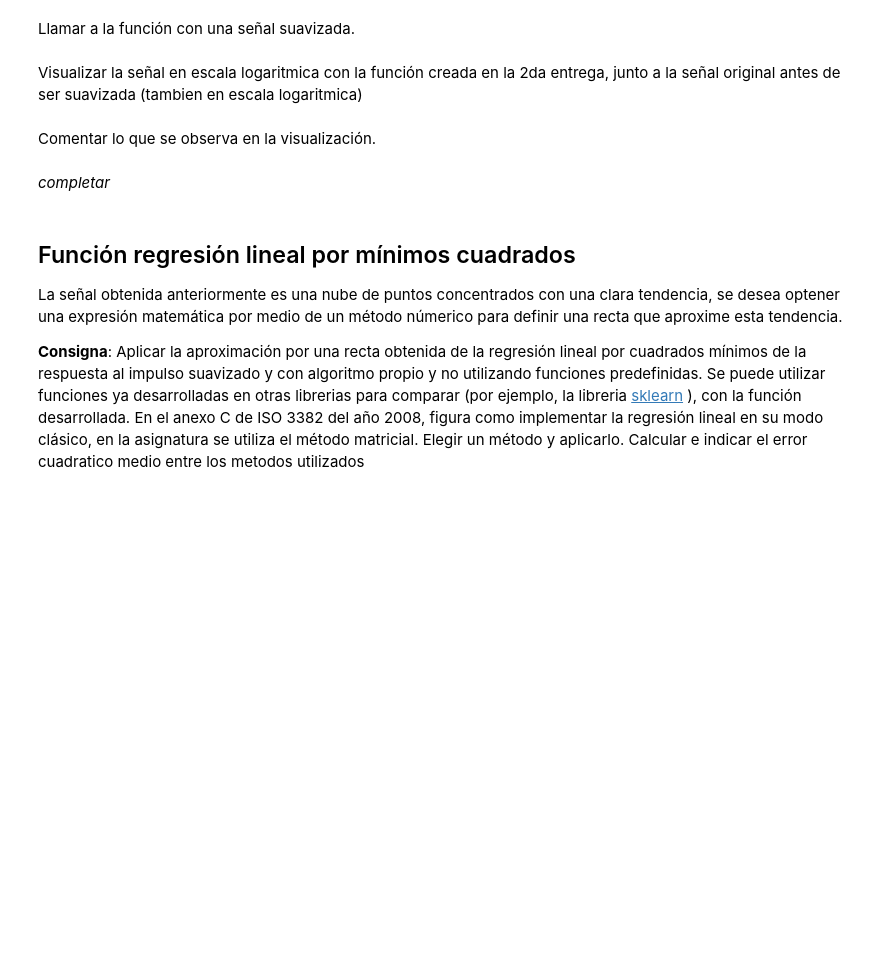
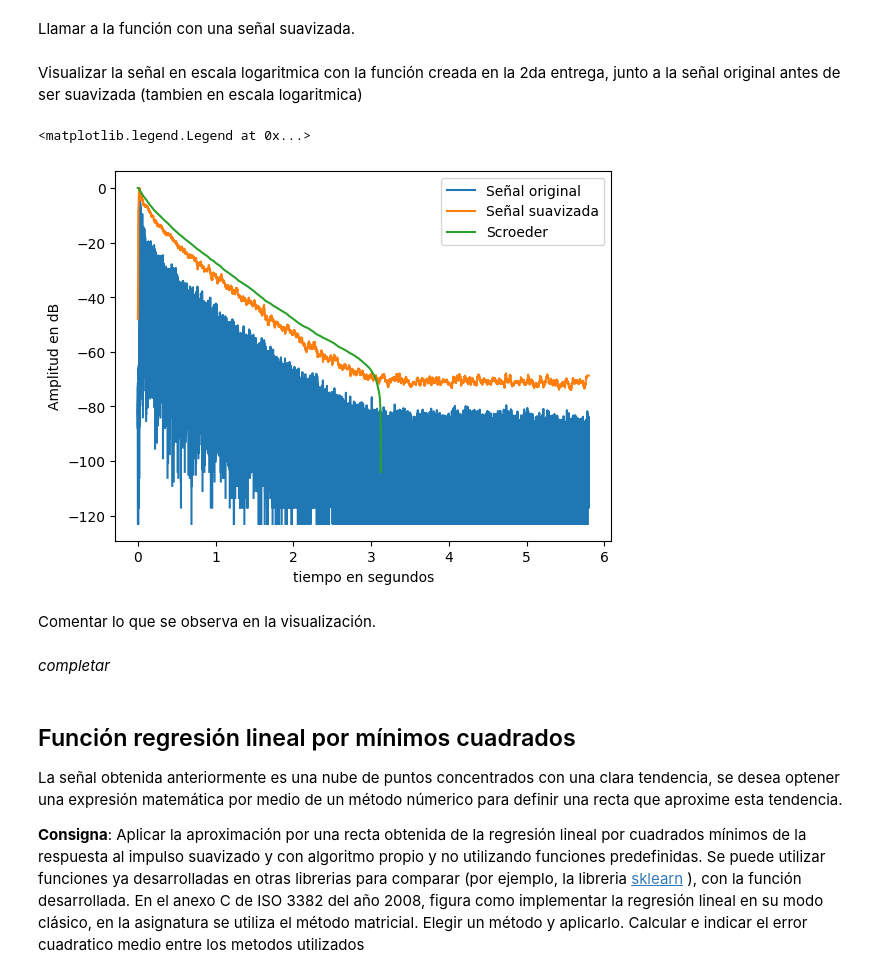
Before and after one commit to LucaFalchini/signal_sistems, a Jupyter notebook: noteboks/tercer_entrega.ipynb, the cells around one changed output. Drawn from its saved outputs; the diff is of its cells as text; code cells hidden in the pictures; blank space fills up the shorter version.

```diff
--- a/noteboks/tercer_entrega.ipynb
+++ b/noteboks/tercer_entrega.ipynb
@@ -334,2 +373,6 @@ Llamar a la función con una señal suavizada.
+# %%
+# completar
+data_1_suav = suavizado_señal(data_1, w_size=1000)
+data_1_suav_sch = schroeder(data_1_suav)
 # %% [markdown]
 Visualizar la señal en escala logaritmica con la función creada en la 2da entrega, junto a la señal original antes de ser suavizada (tambien en escala logaritmica)
@@ -338,3 +379,22 @@ Visualizar la señal en escala logaritmica con la función creada en la 2da entr
+# %%
+# Genero un linspace para el timepo
+t = np.linspace(0, len(data_1_suav)/fs, num=len(data_1_suav))
+t_E = np.linspace(0, len(data_1_suav_sch)/fs, num=len(data_1_suav_sch))
+# Ploteo los resultados
+log_data_1 = funciones.esc_log(data_1)
+log_data_1_suav = funciones.esc_log(data_1_suav)
+#log_data_1_suav_sch = funciones.esc_log(data_1_suav_sch)
+fig, ax = plt.subplots(nrows=1)
+ax.plot(t, log_data_1, label='Señal original')
+ax.plot(t, log_data_1_suav, label='Señal suavizada')
+ax.plot(t_E, data_1_suav_sch, label='Scroeder')
+ax.set_xlabel("tiempo en segundos")
+ax.set_ylabel("Amplitud en dB")
+#ax.set_ylim(-100, 1)
+ax.legend()
+# %% [output]
+<matplotlib.legend.Legend at 0x...>
+[figure, added]
 # %% [markdown]
 Comentar lo que se observa en la visualización.
 # %% [markdown]
```
Also changed, not shown: parts of 23 cells of this notebook, 1 other file.
